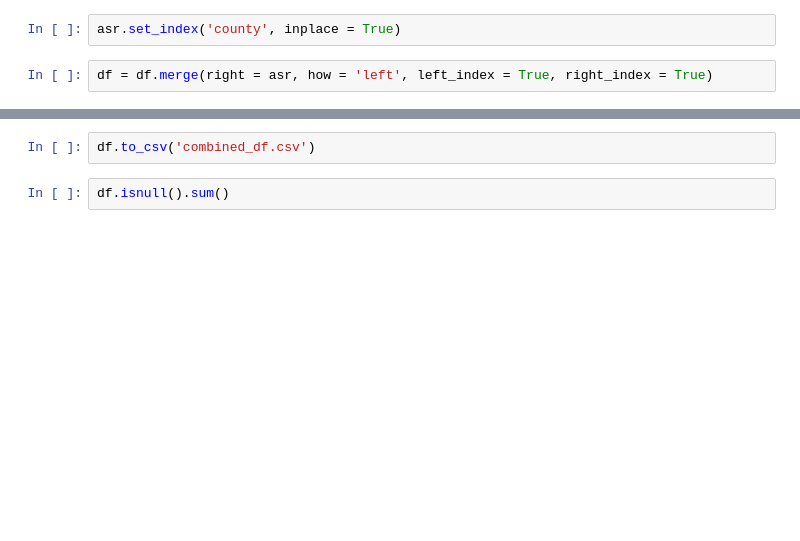
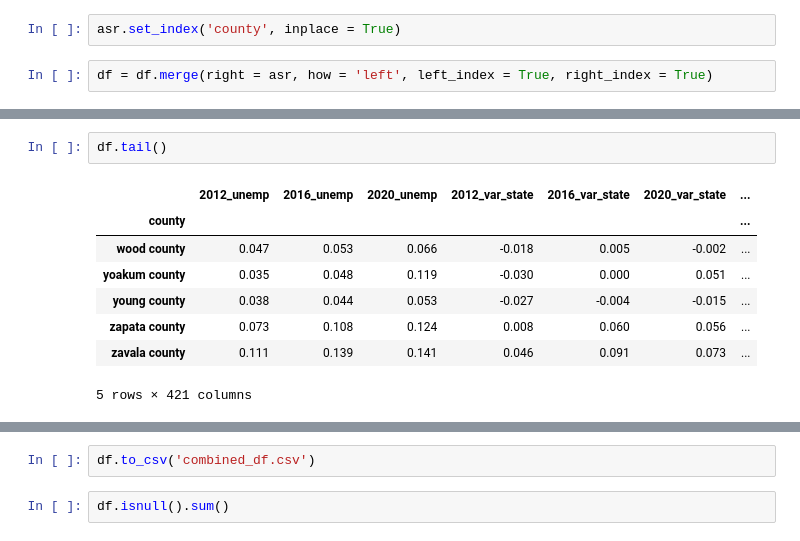
Before and after one commit to yae-sushi/Texas-General-Election-Preds, a Jupyter notebook: Data Collection/Combining_DFs.ipynb, the cells around one changed output, grey strips where cells are left out. Drawn from its saved outputs; the diff is of its cells as text; blank space fills up the shorter version.

```diff
--- a/Data Collection/Combining_DFs.ipynb
+++ b/Data Collection/Combining_DFs.ipynb
@@ -209,3 +209,14 @@ df.head()
+# %%
+df.tail()
+# %% [output]
+|  | 2012_unemp | 2016_unemp | 2020_unemp | 2012_var_state | 2016_var_state | 2020_var_state | ... |
+| county |  |  |  |  |  |  | ... |
+| wood county | 0.047 | 0.053 | 0.066 | -0.018 | 0.005 | -0.002 | ... |
+| yoakum county | 0.035 | 0.048 | 0.119 | -0.030 | 0.000 | 0.051 | ... |
+| young county | 0.038 | 0.044 | 0.053 | -0.027 | -0.004 | -0.015 | ... |
+| zapata county | 0.073 | 0.108 | 0.124 | 0.008 | 0.060 | 0.056 | ... |
+| zavala county | 0.111 | 0.139 | 0.141 | 0.046 | 0.091 | 0.073 | ... |
+5 rows × 421 columns
 # %%
 df.shape
 # %% [output]
```
Also changed, not shown: parts of 4 cells of this notebook, 3 other files.
